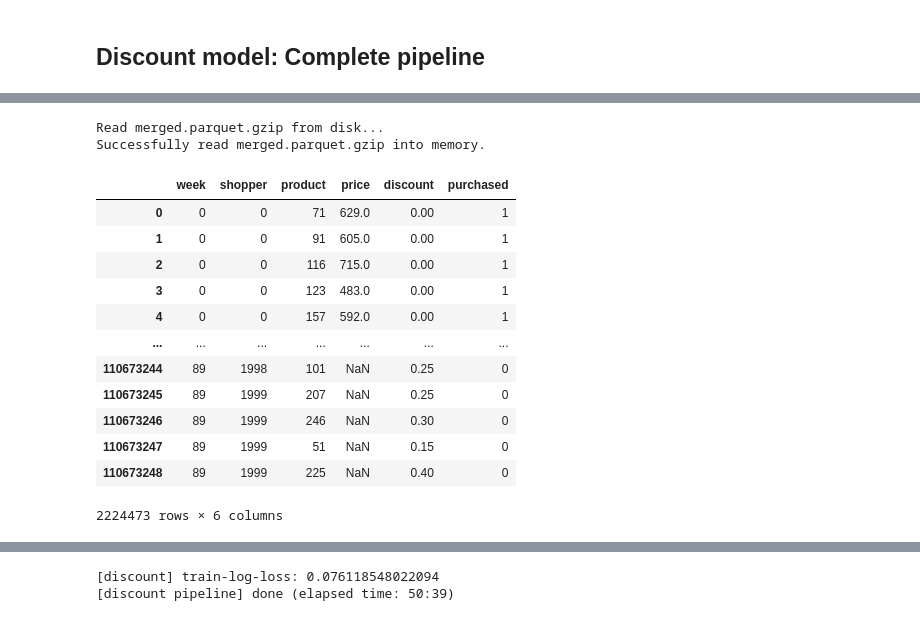
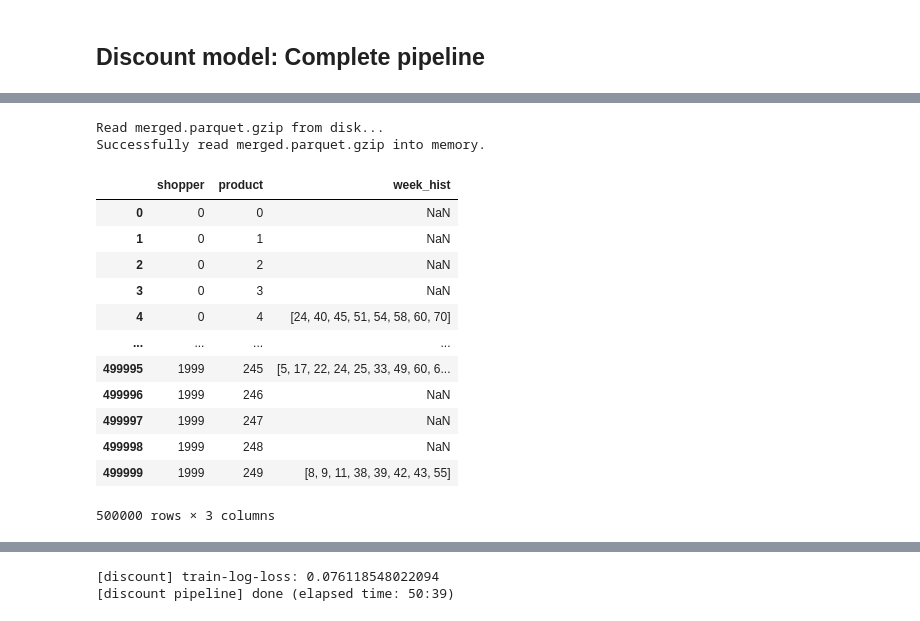
Before and after one commit to leonhagel/mlim-g2, a Jupyter notebook: code/discount-model_20210226_complete-pipeline_no-intermediary-results.ipynb, the cells around one changed output, grey strips where cells are left out. Cells and saved outputs as stored; diff of their text form; code cells hidden in the pictures.

```diff
--- a/code/discount-model_20210226_complete-pipeline_no-intermediary-results.ipynb
+++ b/code/discount-model_20210226_complete-pipeline_no-intermediary-results.ipynb
@@ -20,22 +69,22 @@ files = {
 # %%
 discount_model = Discount.No_Cross_Effects()
 #discount_model.load(files)
 discount_model.get_merged()
 discount_model.clean()
-discount_model.get_purchase_history()
+discount_model.get_week_hist()
 # %% [output]
 Read merged.parquet.gzip from disk...
 Successfully read merged.parquet.gzip into memory.
-|  | week | shopper | product | price | discount | purchased |
-| 0 | 0 | 0 | 71 | 629.0 | 0.00 | 1 |
-| 1 | 0 | 0 | 91 | 605.0 | 0.00 | 1 |
-| 2 | 0 | 0 | 116 | 715.0 | 0.00 | 1 |
-| 3 | 0 | 0 | 123 | 483.0 | 0.00 | 1 |
-| 4 | 0 | 0 | 157 | 592.0 | 0.00 | 1 |
-| ... | ... | ... | ... | ... | ... | ... |
-| 110673244 | 89 | 1998 | 101 | NaN | 0.25 | 0 |
-| 110673245 | 89 | 1999 | 207 | NaN | 0.25 | 0 |
-| 110673246 | 89 | 1999 | 246 | NaN | 0.30 | 0 |
-| 110673247 | 89 | 1999 | 51 | NaN | 0.15 | 0 |
-| 110673248 | 89 | 1999 | 225 | NaN | 0.40 | 0 |
+|  | shopper | product | week_hist |
+| 0 | 0 | 0 | NaN |
+| 1 | 0 | 1 | NaN |
+| 2 | 0 | 2 | NaN |
+| 3 | 0 | 3 | NaN |
+| 4 | 0 | 4 | [24, 40, 45, 51, 54, 58, 60, 70] |
+| ... | ... | ... | ... |
+| 499995 | 1999 | 245 | [5, 17, 22, 24, 25, 33, 49, 60, 6... |
+| 499996 | 1999 | 246 | NaN |
+| 499997 | 1999 | 247 | NaN |
+| 499998 | 1999 | 248 | NaN |
+| 499999 | 1999 | 249 | [8, 9, 11, 38, 39, 42, 43, 55] |
-2224473 rows × 6 columns
+500000 rows × 3 columns
```
Also changed, not shown: parts of 17 cells of this notebook, 2 other files.
